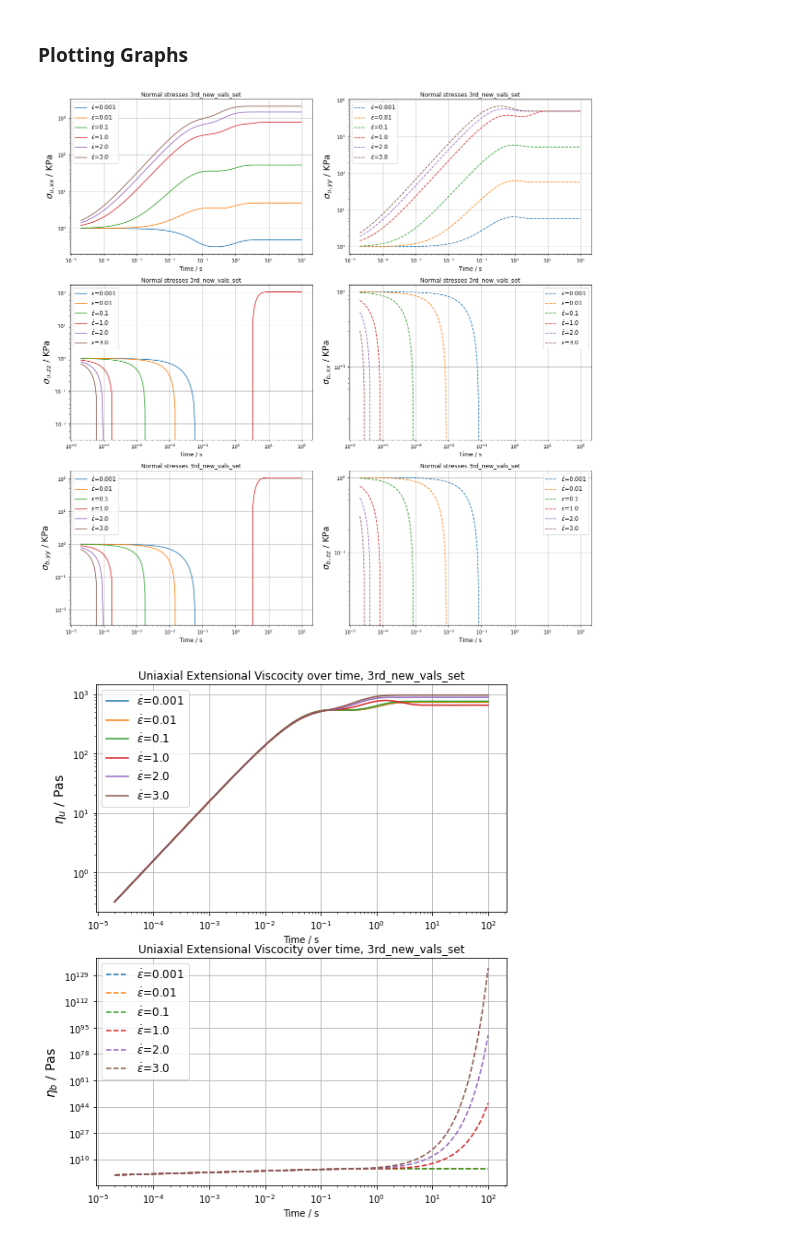
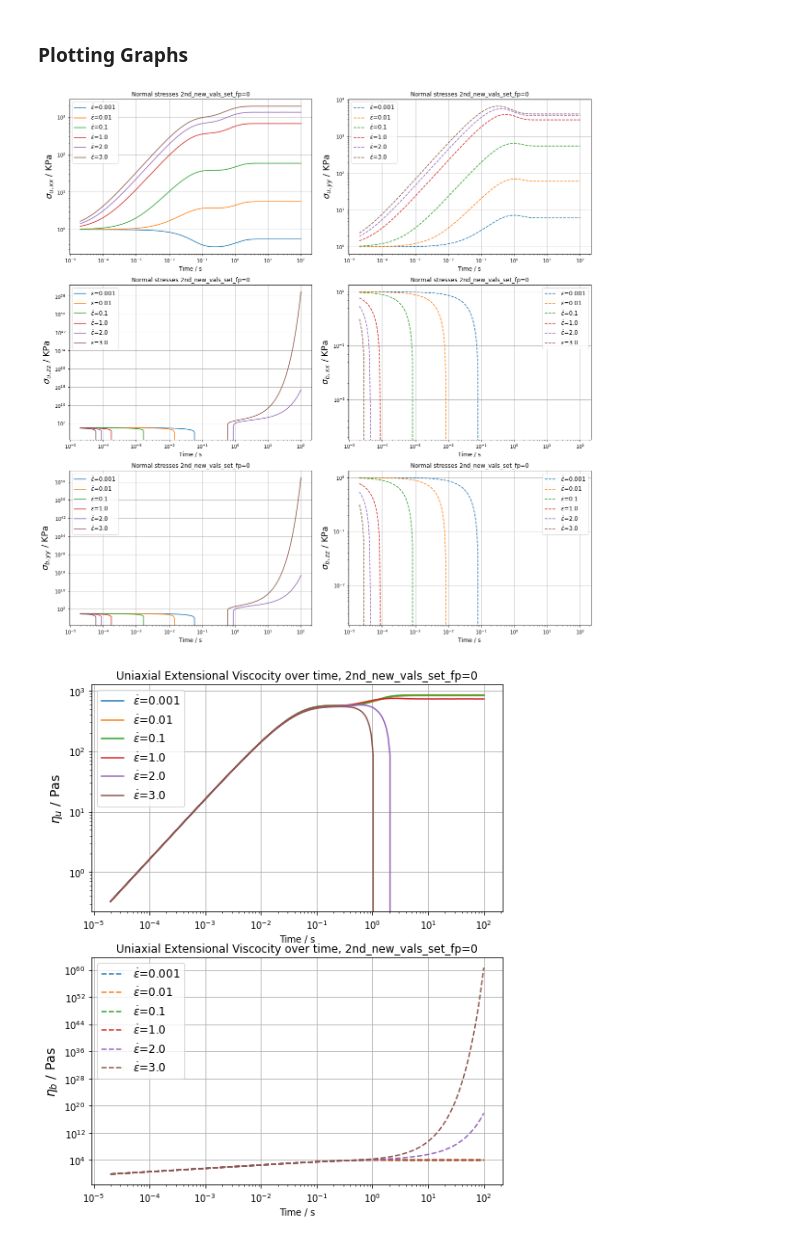
Before and after one commit to sc-coding-work/Sticky_Dumbbell_MS_Project, a Jupyter notebook: Sticky_Dumbbell_4.ipynb, the cells around one changed output. Drawn from its saved outputs; the diff is of its cells as text; code cells hidden in the pictures.

Commit message:
Version 1.11 (fp = 0, no peterlin function used)

```diff
--- a/Sticky_Dumbbell_4.ipynb
+++ b/Sticky_Dumbbell_4.ipynb
@@ -27,9 +27,10 @@ def rhs(t, y):
     grad = grad_v(t)
 
     # Compute Peterlin factors
-    fP_u = peterlin(sigma_u)
-    fP_b = peterlin(sigma_b)
-
+    #fP_u = peterlin(sigma_u)
+    #fP_b = peterlin(sigma_b)
+    fP_u = 1
+    fP_b = 1
     # Eqn for sigma_u
     dsigma_u_dt = (1-p)* nkT * (grad + grad.T) \
                    - ((1 + k_plus * tau_u) * fP_u * sigma_u \
@@ -49,11 +50,11 @@ def rhs(t, y):
 ### Getting data from parameters
 # %%
 # Define parameters
-alpha = 10.0 #Currently useless parameter
-tau_b = 57.3744
-tau_u = 0.0381
-k_minus = 1.7250 #Unbinding rate of sorts
-k_plus = 0.7830 #Binding rate of sorts
+alpha = 2.0 #Currently useless parameter
+tau_b = 2.2912
+tau_u = 0.0378
+k_minus = 1.2836 #Unbinding rate of sorts
+k_plus = 0.6106 #Binding rate of sorts
 nkT = 16877.04 #In Pascals
 
 phi = (tau_b/tau_u)**0.5 #Ratio between conformational relaxation times, see section C in Sticky_Dumbbell_4 pdf
@@ -169,7 +170,7 @@ for i in range(len(StrainRate)):
 y_axis_labels = [r"$\sigma_{u,xx}$", r"$\sigma_{u,yy}$", r"$\sigma_{u,zz}$",
                  r"$\sigma_{b,xx}$", r"$\sigma_{b,yy}$", r"$\sigma_{b,zz}$"]
 for i in range(len(StrainRate)):
-    axs[i].set_title("Normal stresses 3rd_new_vals_set")
+    axs[i].set_title("Normal stresses 2nd_new_vals_set_fp=0")
     axs[i].set_xlabel("Time / s", fontsize=12)
     axs[i].set_ylabel(f"{y_axis_labels[i]} / KPa", fontsize=18)
     axs[i].set_xscale("log")
@@ -178,41 +179,41 @@ for i in range(len(StrainRate)):
     axs[i].grid(True)
 
 fig.subplots_adjust(wspace=0.15, hspace=0.2)
-fig.savefig("normal_stresses_3rd_new_vals_set.png", dpi=300, bbox_inches="tight")
+fig.savefig("normal_stresses_2nd_new_vals_set_fp=0.png", dpi=300, bbox_inches="tight")
 # %% [output]
-[figure, old version]
+[figure, new version]
 # %%
 fig, axs = plt.subplots(2, 1, figsize=(8, 10))
 #colors = plt.rcParams['axes.prop_cycle'].by_key()['color'] #List of default matplotlib colors
 axs = axs.flatten() #Making it a 1D array, in number order
 for i in range(len(StrainRate)):
     sigma_u_sol = sigma_u_list[i]
     sigma_b_sol = sigma_b_list[i]
     uniaxial_ext_visc_u = (sigma_u_sol[:, 0, 0] - sigma_u_sol[:, 1, 1])/StrainRate[i]
     uniaxial_ext_visc_b = (sigma_b_sol[:, 0, 0] - sigma_b_sol[:, 1, 1])/StrainRate[i]
 
     # --- New plot: Stress vs Strain ---
     axs[0].plot(t, uniaxial_ext_visc_u, label=fr"$\dot{{\epsilon}}$={StrainRate[i]}")#, c=colors[5])
     axs[1].plot(t, uniaxial_ext_visc_b, '--', label=fr"$\dot{{\epsilon}}$={StrainRate[i]}")#, c=colors[5])
 
 
 axs[0].set_xlabel("Time / s")
 axs[0].set_ylabel(r"$\eta_{u}$ / Pas", fontsize=14)
-axs[0].set_title("Uniaxial Extensional Viscocity over time, 3rd_new_vals_set")
+axs[0].set_title("Uniaxial Extensional Viscocity over time, 2nd_new_vals_set_fp=0")
 axs[0].set_xscale("log")
 axs[0].set_yscale("log")
 axs[0].legend(fontsize=12)
 axs[0].grid(True)
 
 axs[1].set_xlabel("Time / s")
 axs[1].set_ylabel(r"$\eta_{b}$ / Pas", fontsize=14)
-axs[1].set_title("Uniaxial Extensional Viscocity over time, 3rd_new_vals_set")
+axs[1].set_title("Uniaxial Extensional Viscocity over time, 2nd_new_vals_set_fp=0")
 axs[1].set_xscale("log")
 axs[1].set_yscale("log")
 axs[1].legend(fontsize=12)
 axs[1].grid(True)
 
 
-fig.savefig("extens_visc_3rd_new_vals_set.png", dpi=300, bbox_inches="tight")
+fig.savefig("extens_visc_2nd_new_vals_set_fp=0.png", dpi=300, bbox_inches="tight")
 # %% [output]
-[figure, old version]
+[figure, new version]
```
Also changed, not shown: parts of 2 cells of this notebook, 6 other files.
